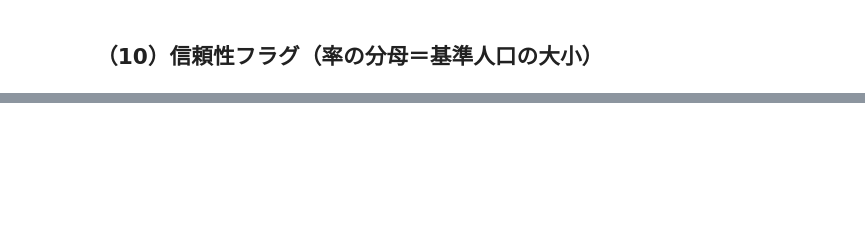
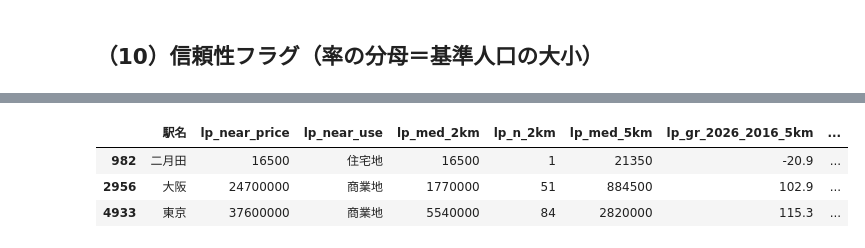
Before and after one commit to kusui26/ai-database-map, a Jupyter notebook: script/create_dataset_for_AI_Database_Map.ipynb, the cells around one changed output, grey strips where cells are left out. Saved outputs shown, nothing was run; the diff lists cells and outputs as text; code cells hidden in the pictures; blank space fills up the shorter version.

Commit message:
Done for now land price notebook and md

```diff
--- a/script/create_dataset_for_AI_Database_Map.ipynb
+++ b/script/create_dataset_for_AI_Database_Map.ipynb
@@ -850,0 +855,92 @@ station_group[station_group["駅名"].isin(["和歌山大学前", "双葉", "浦
+# %%
+# （11）地価公示（L01・2026内包系列）→ 駅×半径の地価特徴量。docs/land_price.md §9 準拠
+import zipfile, time
+from pyproj import Transformer
+from scipy.spatial import cKDTree
+
+LP_ZIP = BASE_DIR / "data" / "地価公示" / "L01-26_GML.zip"
+def _lpcol(y): return f"L01_{62 + (y - 1983):03d}"          # 1983=L01_062 .. 2026=L01_105
+LP_PANEL_YEARS = list(range(2007, 2027))                    # 各年水準（グラフ・開始2007）
+LP_GR_BASES    = [2025, 2023, 2021, 2016, 2011]             # 1y/3y/5y/10y/15y（2026基準）
+LP_RADII       = [500, 1000, 2000, 5000, 10000]             # 水準・パネル
+LP_GR_RADII    = [1000, 2000, 5000, 10000]                  # 増減率（500mは1点比でノイズ大→除外）
+LP_RN          = {500: "500m", 1000: "1km", 2000: "2km", 5000: "5km", 10000: "10km"}
+USE_MAP        = {"000": "住宅地", "003": "宅地見込地", "005": "商業地", "009": "工業地", "013": "調整区域内宅地等"}
+
+with zipfile.ZipFile(LP_ZIP) as z:
+    _shp = next(n for n in z.namelist() if n.lower().endswith(".shp"))
+_need = ["L01_002", "L01_008"] + [_lpcol(y) for y in LP_PANEL_YEARS]
+lp = gpd.read_file(f"/vsizip/{LP_ZIP}/{_shp}", columns=_need)   # 2026・EPSG:6668（数値/ASCII列のみ＝文字コード非依存）
+if lp.crs is None: lp = lp.set_crs("EPSG:6668")
+
+PYmat = np.column_stack([pd.to_numeric(lp[_lpcol(y)], errors="coerce").fillna(0).to_numpy(float) for y in LP_PANEL_YEARS])
+Y2I = {y: i for i, y in enumerate(LP_PANEL_YEARS)}
+p2026 = pd.to_numeric(lp["L01_008"], errors="coerce").to_numpy(float)            # 当年価格(=L01_105)
+use_lab = pd.Series(lp["L01_002"].astype(str)).map(USE_MAP).fillna(lp["L01_002"].astype(str)).to_numpy()
+
+lpx, lpy = tf_aea.transform(lp.geometry.x.to_numpy(), lp.geometry.y.to_numpy())  # 点・駅とも 6668→Albers
+lp_tree = cKDTree(np.c_[lpx, lpy])
+sx, sy = tf_aea.transform(station_group["lon"].to_numpy(), station_group["lat"].to_numpy())
+nST = len(station_group)
+print(f"地価2026: {len(lp):,}点  CRS={lp.crs}  パネル年={LP_PANEL_YEARS[0]}–{LP_PANEL_YEARS[-1]}")
+
+# 最寄点（20km以内・k=1。20km内に無ければNaN）
+dN, iN = lp_tree.query(np.c_[sx, sy], k=1, distance_upper_bound=20000)
+okN = np.isfinite(dN); safeN = np.where(okN, iN, 0)
+lp_near_price = np.where(okN, p2026[safeN], np.nan)
+lp_near_dist  = np.where(okN, dN, np.nan)
+lp_near_use   = np.where(okN, use_lab[safeN], None)
+
+# 半径内 各年 median/点数（最大10km球を1回→半径マスク）。0＝その年は標準地でない→除外
+panel_med = {y: {R: np.full(nST, np.nan) for R in LP_RADII} for y in LP_PANEL_YEARS}
+panel_n   = {y: {R: np.zeros(nST, int)  for R in LP_RADII} for y in LP_PANEL_YEARS}
+_ball = lp_tree.query_ball_point(np.c_[sx, sy], max(LP_RADII)); _t0 = time.time()
+for j in range(nST):
+    cand = np.asarray(_ball[j], dtype=int)
+    if cand.size == 0: continue
+    d = np.hypot(lpx[cand] - sx[j], lpy[cand] - sy[j]); sub_all = PYmat[cand]
+    for R in LP_RADII:
+        m = d <= R
+        if not m.any(): continue
+        sub = sub_all[m]
+        for y in LP_PANEL_YEARS:
+            col = sub[:, Y2I[y]]; pos = col[col > 0]
+            if pos.size:
+                panel_n[y][R][j] = pos.size; panel_med[y][R][j] = np.median(pos)
+    if (j + 1) % 3000 == 0: print(f"  {j+1}/{nST} ({time.time()-_t0:.0f}s)")
+print(f"  半径集計完了 {time.time()-_t0:.0f}s")
+
+# スカラー特徴を station_group に付与（lp_ 接頭辞）。採用 n≥1／n=0→NaN、フラグ lp_n<5
+_lp = {"lp_near_price": pd.Series(np.round(lp_near_price)).astype("Int64"),
+       "lp_near_dist_m": pd.Series(np.round(lp_near_dist)).astype("Int64"),
+       "lp_near_use": lp_near_use}
+for R in LP_RADII:
+    rn = LP_RN[R]
+    _lp[f"lp_med_{rn}"]  = pd.Series(np.round(panel_med[2026][R])).astype("Int64")
+    _lp[f"lp_n_{rn}"]    = panel_n[2026][R].astype("int64")
+    _lp[f"lp_lown_{rn}"] = (panel_n[2026][R] < 5).astype("int8")
+for base in LP_GR_BASES:
+    for R in LP_GR_RADII:
+        rn = LP_RN[R]; new = panel_med[2026][R]; old = panel_med[base][R]
+        with np.errstate(divide="ignore", invalid="ignore"):
+            _lp[f"lp_gr_2026_{base}_{rn}"] = np.round(np.where((old > 0) & (new > 0), (new / old - 1.0) * 100.0, np.nan), 1)
+        _lp[f"lp_gr_lown_2026_{base}_{rn}"] = (np.minimum(panel_n[2026][R], panel_n[base][R]) < 5).astype("int8")
+station_group = pd.concat([station_group, pd.DataFrame(_lp, index=station_group.index)], axis=1)  # 断片化回避
+
+# 各年水準パネル（グラフ用・ロング形式・n≥1のみ）→ 別CSV（保存セル）
+_grp = station_group["grp"].to_numpy(); _parts = []
+for y in LP_PANEL_YEARS:
+    for R in LP_RADII:
+        n = panel_n[y][R]; keep = n > 0
+        if keep.any():
+            _parts.append(pd.DataFrame({"grp": _grp[keep], "year": y, "radius": LP_RN[R],
+                                        "lp_med": np.round(panel_med[y][R][keep]).astype("int64"),
+                                        "lp_n": n[keep].astype("int64")}))
+lp_panel = pd.concat(_parts, ignore_index=True)
+
+_lpc = [c for c in station_group.columns if c.startswith("lp_")]
+print(f"地価スカラー列: {len(_lpc)}（最寄3＋水準/点数/フラグ15＋増減率/フラグ40）  各年水準パネル行(n≥1): {len(lp_panel):,}")
+# サニティ: 都心(高)・地方(低)
+station_group[station_group["駅名"].isin(["東京", "大阪", "二月田"])][
+    ["駅名", "lp_near_price", "lp_near_use", "lp_med_2km", "lp_n_2km", "lp_med_5km", "lp_gr_2026_2016_5km", "lp_gr_2026_2011_5km"]]
+# %% [output]
@@ -851,3 +953,7 @@ station_group[station_group["駅名"].isin(["和歌山大学前", "双葉", "浦
+|  | 駅名 | lp_near_price | lp_near_use | lp_med_2km | lp_n_2km | lp_med_5km | lp_gr_2026_2016_5km | ... |
+| 982 | 二月田 | 16500 | 住宅地 | 16500 | 1 | 21350 | -20.9 | ... |
+| 2956 | 大阪 | 24700000 | 商業地 | 1770000 | 51 | 884500 | 102.9 | ... |
+| 4933 | 東京 | 37600000 | 商業地 | 5540000 | 84 | 2820000 | 115.3 | ... |
 # %%
 # CSV 出力: DB(Supabase/PostGIS)取込を見据えた最終成果物。
 #   - lon/lat を保持（geometry は取込時に ST_SetSRID(ST_MakePoint(lon,lat),4326) で生成）。
```
Also changed, not shown: parts of 6 cells of this notebook, 1 other file.
